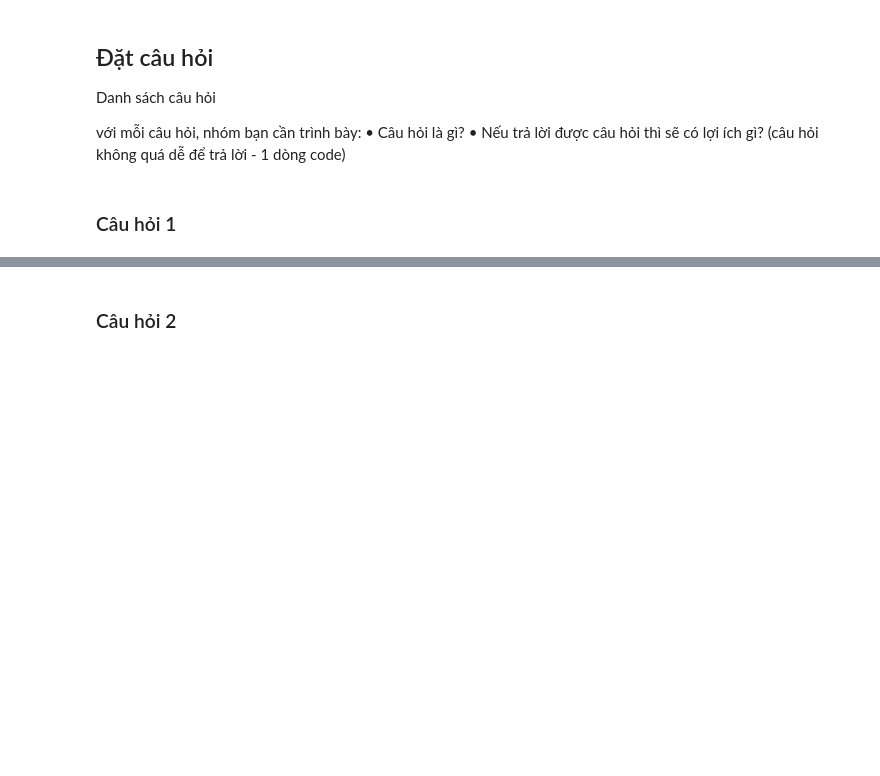
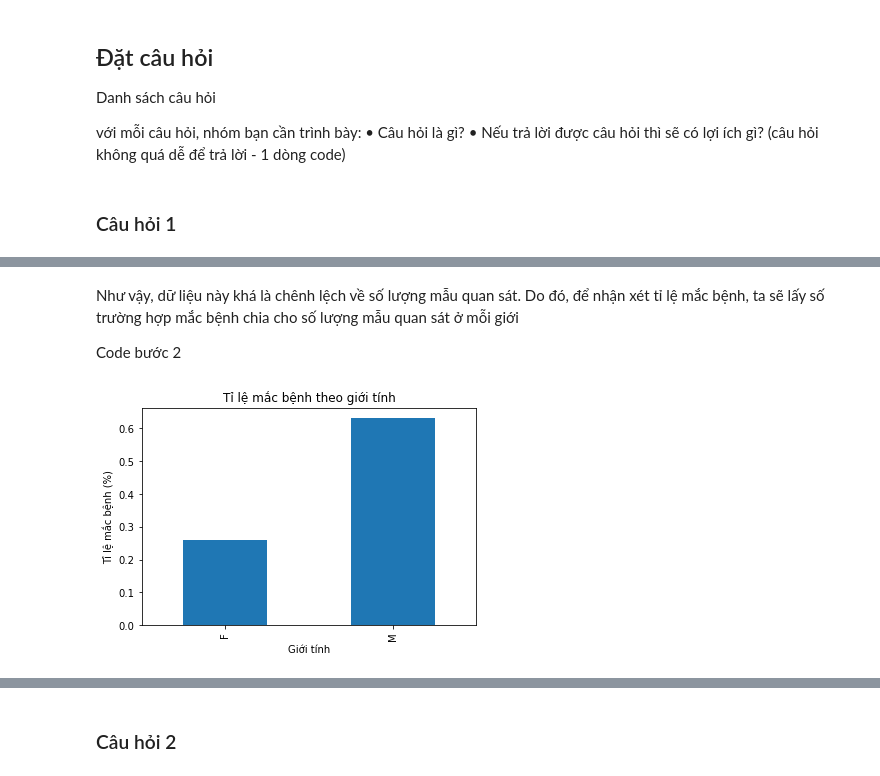
Before and after one commit to MinhVuong2000/P4DS-FinalProject, a Jupyter notebook: Final_Project.ipynb, the cells around one changed output, grey strips where cells are left out. Cells and saved outputs as stored; diff of their text form; code cells hidden in the pictures; blank space fills up the shorter version.

```diff
--- a/Final_Project.ipynb
+++ b/Final_Project.ipynb
@@ -202,0 +194,11 @@ câu trả lời cho câu hỏi?
+# %% [markdown]
+Như vậy, dữ liệu này khá là chênh lệch về số lượng mẫu quan sát.
+Do đó, để nhận xét tỉ lệ mắc bệnh, ta sẽ lấy số trường hợp mắc bệnh chia cho số lượng mẫu quan sát ở mỗi giới
+
+Code bước 2
+# %%
+label_by_sex = df.groupby(['Sex', 'HeartDisease']).size().unstack()
+ratio_disease_by_sex = label_by_sex[1] / label_by_sex.sum(axis=1)
+ratio_disease_by_sex.plot.bar(title='Tỉ lệ mắc bệnh theo giới tính', xlabel='Giới tính', ylabel='Tỉ lệ mắc bệnh (%)');
+# %% [output]
+[figure, added]
```
Also changed, not shown: parts of 6 cells of this notebook.
